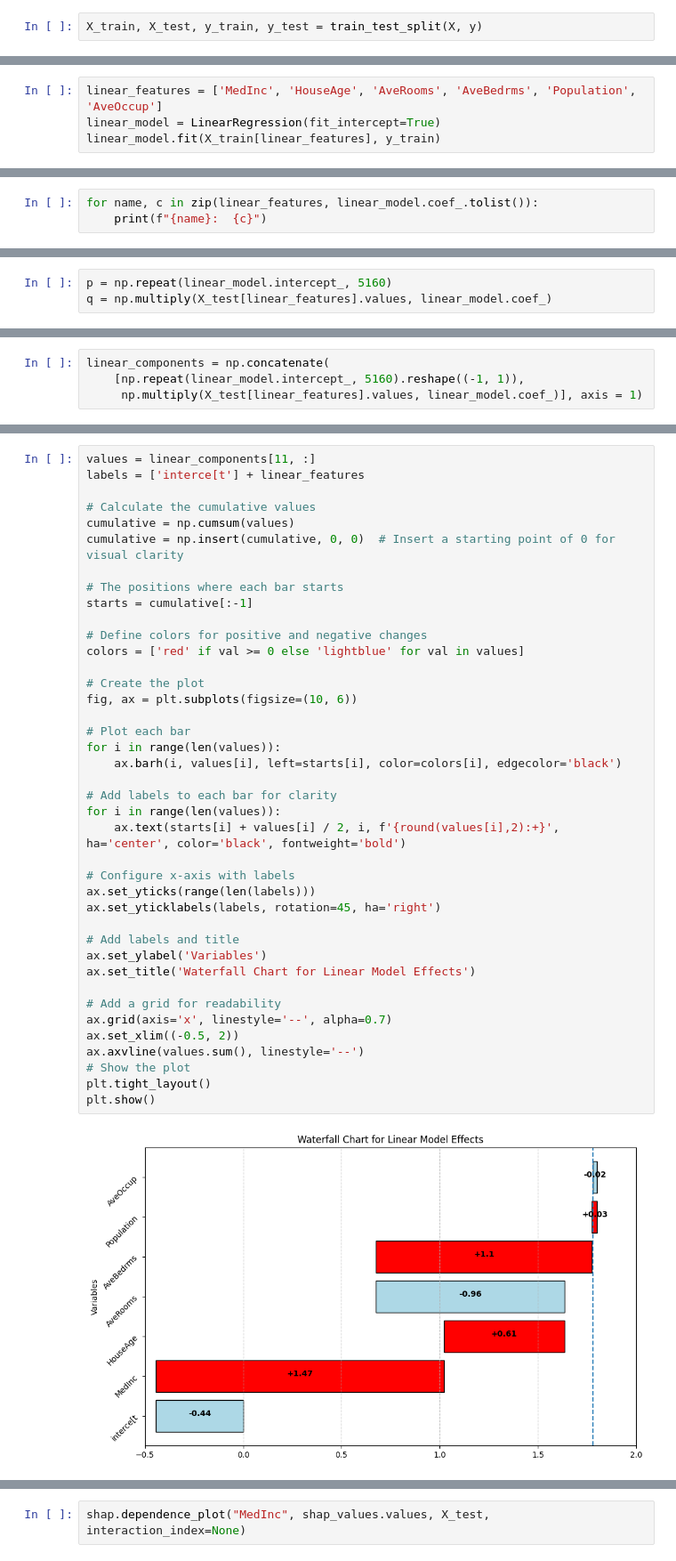
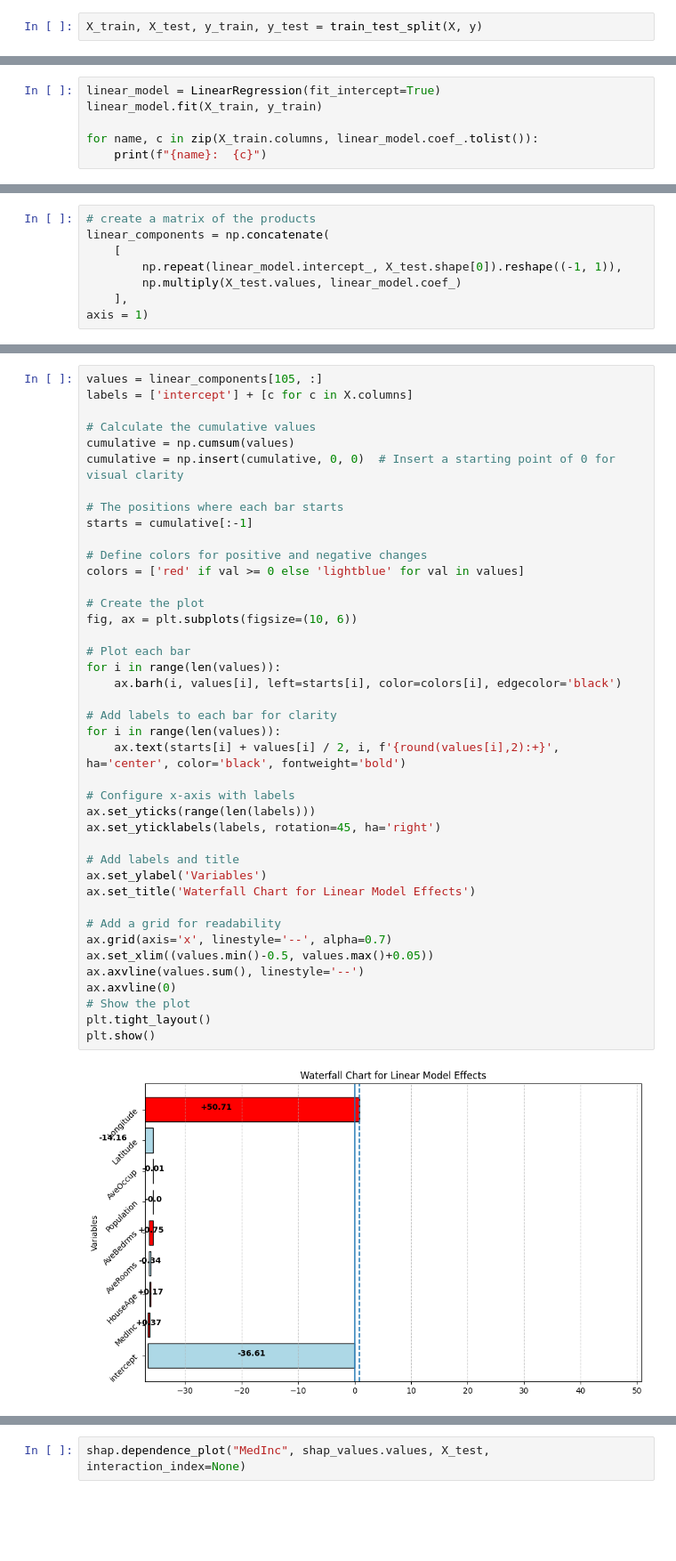
Before and after one commit to csprock/interpretable_ml_with_shap, a Jupyter notebook: demo.ipynb, the cells around one changed output, grey strips where cells are left out. Shown: that part at 89% size. Cells and saved outputs as stored; diff of their text form; blank space fills up the shorter version.

```diff
--- a/demo.ipynb
+++ b/demo.ipynb
@@ -37,4 +23,0 @@ X_train, X_test, y_train, y_test = train_test_split(X, y)
-# %%
-linear_features = ['MedInc', 'HouseAge', 'AveRooms', 'AveBedrms', 'Population', 'AveOccup']
-linear_model = LinearRegression(fit_intercept=True)
-linear_model.fit(X_train[linear_features], y_train)
@@ -43,4 +36,7 @@ LinearRegression()
 # %%
-for name, c in zip(linear_features, linear_model.coef_.tolist()):
+linear_model = LinearRegression(fit_intercept=True)
+linear_model.fit(X_train, y_train)
+
+for name, c in zip(X_train.columns, linear_model.coef_.tolist()):
     print(f"{name}:  {c}")
 # %% [output]
@@ -79,3 +61,8 @@ True
 # %%
-p = np.repeat(linear_model.intercept_, 5160)
-q = np.multiply(X_test[linear_features].values, linear_model.coef_)
+# create a matrix of the products
+linear_components = np.concatenate(
+    [
+        np.repeat(linear_model.intercept_, X_test.shape[0]).reshape((-1, 1)),
+        np.multiply(X_test.values, linear_model.coef_)
+    ],
+axis = 1)
@@ -124,4 +68,0 @@ array([[-0.44402478,  1.98989714,  0.86320115, ...,  1.11864505,
-# %%
-linear_components = np.concatenate(
-    [np.repeat(linear_model.intercept_, 5160).reshape((-1, 1)),
-     np.multiply(X_test[linear_features].values, linear_model.coef_)], axis = 1)
@@ -128,6 +71,6 @@ linear_components = np.concatenate(
 # %%
-values = linear_components[11, :]
-labels = ['interce[t'] + linear_features
+values = linear_components[105, :]
+labels = ['intercept'] + [c for c in X.columns]
 
 # Calculate the cumulative values
 cumulative = np.cumsum(values)
@@ -138,32 +81,33 @@ starts = cumulative[:-1]
 
 # Define colors for positive and negative changes
 colors = ['red' if val >= 0 else 'lightblue' for val in values]
 
 # Create the plot
 fig, ax = plt.subplots(figsize=(10, 6))
 
 # Plot each bar
 for i in range(len(values)):
     ax.barh(i, values[i], left=starts[i], color=colors[i], edgecolor='black')
 
 # Add labels to each bar for clarity
 for i in range(len(values)):
     ax.text(starts[i] + values[i] / 2, i, f'{round(values[i],2):+}', ha='center', color='black', fontweight='bold')
 
 # Configure x-axis with labels
 ax.set_yticks(range(len(labels)))
 ax.set_yticklabels(labels, rotation=45, ha='right')
 
 # Add labels and title
 ax.set_ylabel('Variables')
 ax.set_title('Waterfall Chart for Linear Model Effects')
 
 # Add a grid for readability
 ax.grid(axis='x', linestyle='--', alpha=0.7)
-ax.set_xlim((-0.5, 2))
+ax.set_xlim((values.min()-0.5, values.max()+0.05))
 ax.axvline(values.sum(), linestyle='--')
+ax.axvline(0)
 # Show the plot
 plt.tight_layout()
 plt.show()
 # %% [output]
-[figure, old version]
+[figure, new version]
```
Also changed, not shown: parts of 30 cells of this notebook.
